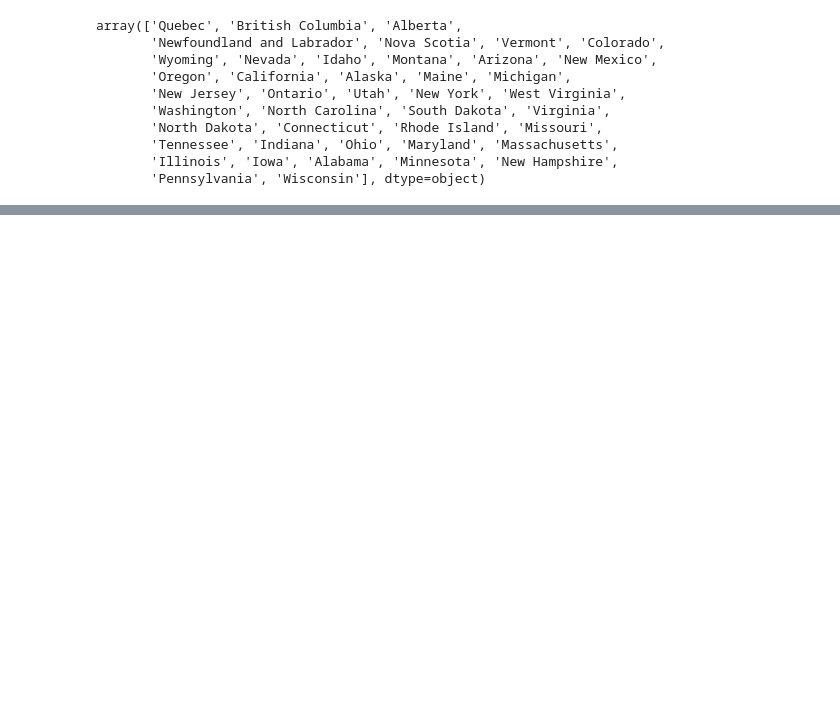
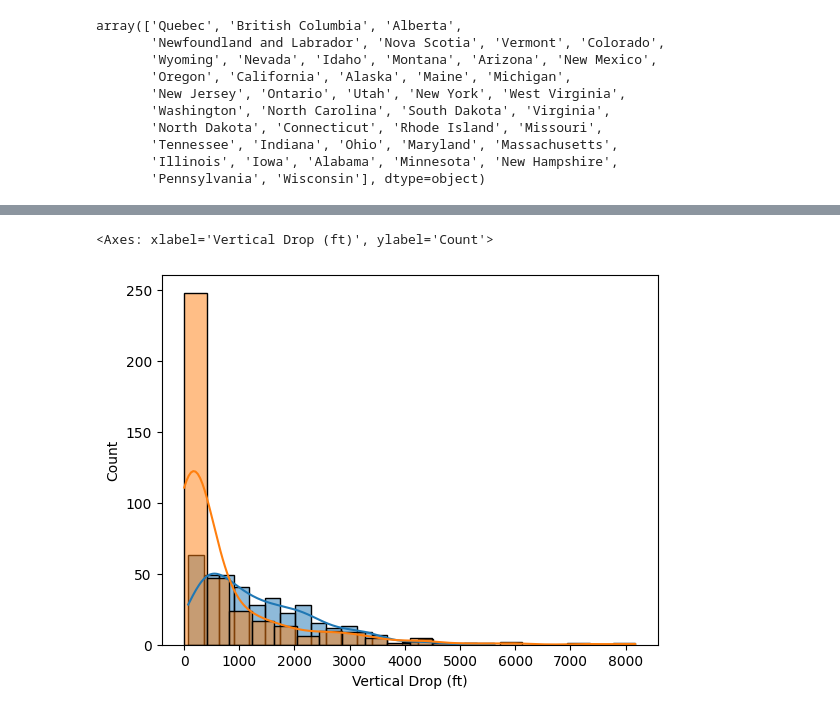
Before and after one commit to ella-walker/weather_api_project, a Jupyter notebook: weather.ipynb, the cells around one changed output, grey strips where cells are left out. Drawn from its saved outputs; the diff is of its cells as text; code cells hidden in the pictures; blank space fills up the shorter version.

```diff
--- a/weather.ipynb
+++ b/weather.ipynb
@@ -246,3 +245,9 @@ array(['Quebec', 'British Columbia', 'Alberta',
        'Tennessee', 'Indiana', 'Ohio', 'Maryland', 'Massachusetts',
        'Illinois', 'Iowa', 'Alabama', 'Minnesota', 'New Hampshire',
        'Pennsylvania', 'Wisconsin'], dtype=object)
+# %%
+df['Peak Elevation (ft)'] = pd.to_numeric(df['Peak Elevation (ft)'], errors='coerce')
+
+# Get top 10 resorts by peak elevation
+top10_elevation = df.nlargest(10, 'Peak Elevation (ft)')
+print(top10_elevation)
@@ -248,0 +272,6 @@ array(['Quebec', 'British Columbia', 'Alberta',
+# %%
+sns.histplot(df['Vertical Drop (ft)'], bins=20, kde=True)
+sns.histplot(df['Skiable Area (acres)'], bins=20, kde=True)
+# %% [output]
+<Axes: xlabel='Vertical Drop (ft)', ylabel='Count'>
+[figure, added]
```
Also changed, not shown: parts of 10 cells of this notebook.
